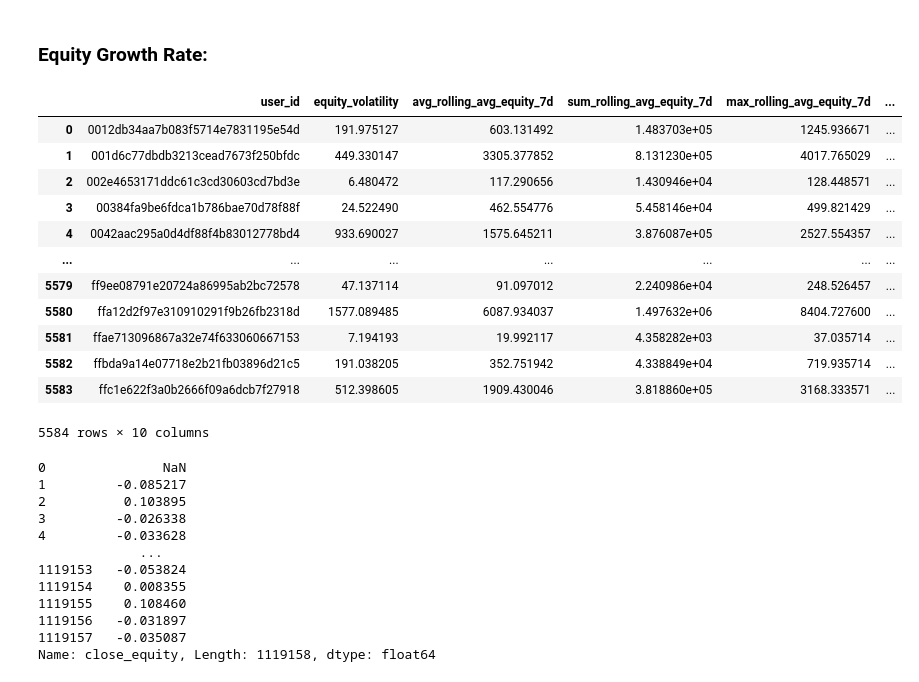
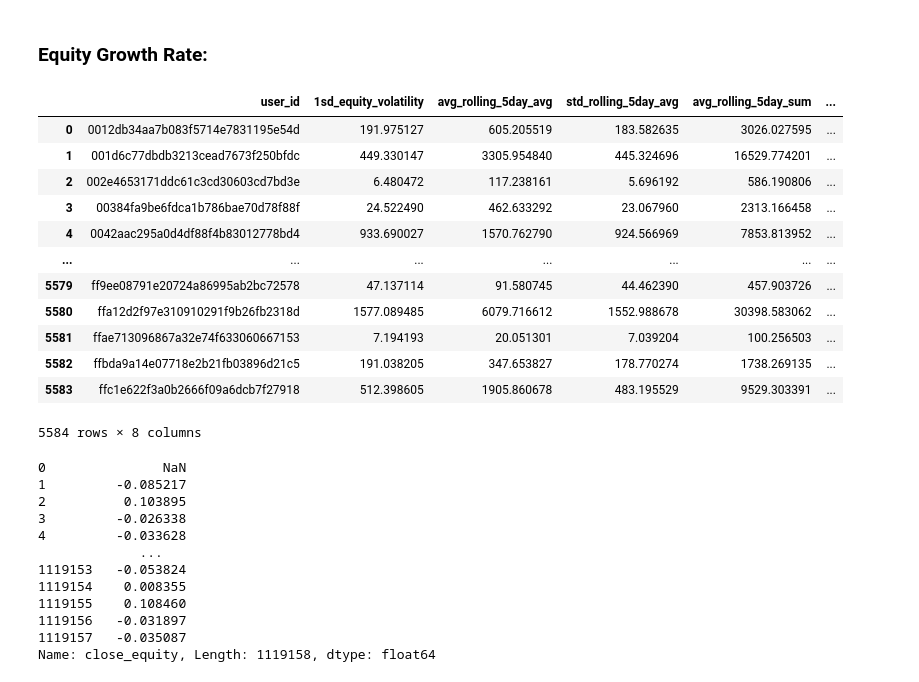
Before and after one commit to Michelangelo20/robinhood_classifer, a Jupyter notebook: src/notebook/rh_classifier_EDA_pt1.ipynb, the cells around one changed output. Cells and saved outputs as stored; diff of their text form; code cells hidden in the pictures.

```diff
--- a/src/notebook/rh_classifier_EDA_pt1.ipynb
+++ b/src/notebook/rh_classifier_EDA_pt1.ipynb
@@ -103,6 +105,6 @@ activity.
 3sd = 99.7% of the time the spread of the data is between + or - (mean +/- 3*sd value)
 '''
 new_df = equity_df.groupby('user_id')['close_equity'].std().reset_index()
-new_df.columns = ['user_id', 'equity_volatility']
+new_df.columns = ['user_id', '1sd_equity_volatility']
 new_df
 # %% [output]
@@ -145,18 +131,32 @@ This feature can capture the general trajectory of a user’s equity over time.
 - How to calculate:
 Apply a rolling average over a window of time
 '''
-equity_df['rolling_avg_equity_7d'] = equity_df.sort_values(by='timestamp', ascending=True)\
+window_size = 5
+equity_df[f'rolling_avg_equity_{window_size}d'] = equity_df.sort_values(by='timestamp', ascending=True)\
                                         .groupby('user_id')['close_equity']\
-                                        .rolling(window=7).mean()\
+                                        .rolling(window=window_size).mean()\
                                         .reset_index(level=0, drop=True)
 
-aggregated_df = equity_df.groupby('user_id')['rolling_avg_equity_7d']\
-                    .agg(['mean', 'sum', 'max', 'min']).reset_index()
+equity_df[f'rolling_sum_equity_{window_size}d'] = equity_df.sort_values(by='timestamp', ascending=True)\
+                                        .groupby('user_id')['close_equity']\
+                                        .rolling(window=window_size).sum()\
+                                        .reset_index(level=0, drop=True)
+
+# # aggregated_df = equity_df.groupby('user_id')['rolling_avg_equity_7d'].agg(['mean', 'sum', 'max', 'min', 'std']).reset_index()
+# aggregated_df = equity_df.groupby('user_id')['close_equity'].rolling(window=7).std().reset_index(level=0, drop=True)
+aggregated_df = equity_df.groupby('user_id').agg(
+    # name_of_col_output=('column_name_being_agg', 'stat_method')
+    avg_rolling_5day_avg=(f'rolling_avg_equity_{window_size}d', 'mean'),
+    std_rolling_5day_avg=(f'rolling_avg_equity_{window_size}d', 'std'),
+    avg_rolling_5day_sum=(f'rolling_sum_equity_{window_size}d', 'mean'),
+    std_rolling_5day_sum=(f'rolling_sum_equity_{window_size}d', 'std')
+).reset_index()
 aggregated_df
+
 new_df = new_df.merge(aggregated_df, on='user_id', how='left')
-new_df.rename(columns={'mean': 'avg_rolling_avg_equity_7d', 'sum': 'sum_rolling_avg_equity_7d',
-                      'max':'max_rolling_avg_equity_7d',
-                    'min':'min_rolling_avg_equity_7d' },
-                    errors="raise", inplace=True)
+# new_df.rename(columns={'mean': 'avg_rolling_avg_equity_7d', 'sum': 'sum_rolling_avg_equity_7d',
+#                       'max':'max_rolling_avg_equity_7d',
+#                     'min':'min_rolling_avg_equity_7d' },
+#                     errors="raise", inplace=True)
 new_df
 # %% [output]
@@ -178,41 +178,41 @@ new_df
 # %%
 '''
 - Why it's useful:
 Growth rate measures how fast a user’s equity value is changing, which can indicate whether they are increasing their account balance steadily or depleting it.
 - How to calculate:
 Compute the percentage change in equity for each day.
 
 close_equity	equity_growth_rate
 1000	           NaN
 1200	           (1200 - 1000) / 1000 = 0.20
 1100	            (1100 - 1200) / 1200 = -0.0833
 1300	            (1300 - 1100) / 1100 = 0.1818
 '''
-# current equity - prev equity/prev equity
+# current equity - prev equity/prev equity - periods tells us 1 row behind 2 rows behind would be periods=2
 equity_df['equity_growth_rate'] = equity_df.groupby('user_id')['close_equity'].pct_change(periods=1)
-aggregated_df = equity_df.groupby('user_id')['equity_growth_rate'].agg(['mean', 'sum', 'max', 'min']).reset_index()
+aggregated_df = equity_df.groupby('user_id')['equity_growth_rate'].agg(['mean', 'std']).reset_index()
 aggregated_df
 new_df = new_df.merge(aggregated_df, on='user_id', how='left')
-new_df.rename(columns={'mean': 'avg_equity_growth_rate', 'sum': 'sum_equity_growth_rate', 'max':'max_equity_growth_rate',  'min':'min_equity_growth_rate'}, errors="raise", inplace=True)
+new_df.rename(columns={'mean': 'avg_equity_growth_rate_per_day', 'std': '1std_equity_growth_rate_per_day'}, errors="raise", inplace=True)
 new_df
 # # equity_df has 1119157 rows
 # new_df['equity_growth_rate'] = equity_df.groupby('user_id')['close_equity'].pct_change()
 # # new_df only has 5584
 # new_df
 # %% [output]
-|  | user_id | equity_volatility | avg_rolling_avg_equity_7d | sum_rolling_avg_equity_7d | max_rolling_avg_equity_7d | ... |
-| 0 | 0012db34aa7b083f5714e7831195e54d | 191.975127 | 603.131492 | 1.483703e+05 | 1245.936671 | ... |
-| 1 | 001d6c77dbdb3213cead7673f250bfdc | 449.330147 | 3305.377852 | 8.131230e+05 | 4017.765029 | ... |
-| 2 | 002e4653171ddc61c3cd30603cd7bd3e | 6.480472 | 117.290656 | 1.430946e+04 | 128.448571 | ... |
-| 3 | 00384fa9be6fdca1b786bae70d78f88f | 24.522490 | 462.554776 | 5.458146e+04 | 499.821429 | ... |
-| 4 | 0042aac295a0d4df88f4b83012778bd4 | 933.690027 | 1575.645211 | 3.876087e+05 | 2527.554357 | ... |
+|  | user_id | 1sd_equity_volatility | avg_rolling_5day_avg | std_rolling_5day_avg | avg_rolling_5day_sum | ... |
+| 0 | 0012db34aa7b083f5714e7831195e54d | 191.975127 | 605.205519 | 183.582635 | 3026.027595 | ... |
+| 1 | 001d6c77dbdb3213cead7673f250bfdc | 449.330147 | 3305.954840 | 445.324696 | 16529.774201 | ... |
+| 2 | 002e4653171ddc61c3cd30603cd7bd3e | 6.480472 | 117.238161 | 5.696192 | 586.190806 | ... |
+| 3 | 00384fa9be6fdca1b786bae70d78f88f | 24.522490 | 462.633292 | 23.067960 | 2313.166458 | ... |
+| 4 | 0042aac295a0d4df88f4b83012778bd4 | 933.690027 | 1570.762790 | 924.566969 | 7853.813952 | ... |
 | ... | ... | ... | ... | ... | ... | ... |
-| 5579 | ff9ee08791e20724a86995ab2bc72578 | 47.137114 | 91.097012 | 2.240986e+04 | 248.526457 | ... |
-| 5580 | ffa12d2f97e310910291f9b26fb2318d | 1577.089485 | 6087.934037 | 1.497632e+06 | 8404.727600 | ... |
-| 5581 | ffae713096867a32e74f633060667153 | 7.194193 | 19.992117 | 4.358282e+03 | 37.035714 | ... |
-| 5582 | ffbda9a14e07718e2b21fb03896d21c5 | 191.038205 | 352.751942 | 4.338849e+04 | 719.935714 | ... |
-| 5583 | ffc1e622f3a0b2666f09a6dcb7f27918 | 512.398605 | 1909.430046 | 3.818860e+05 | 3168.333571 | ... |
+| 5579 | ff9ee08791e20724a86995ab2bc72578 | 47.137114 | 91.580745 | 44.462390 | 457.903726 | ... |
+| 5580 | ffa12d2f97e310910291f9b26fb2318d | 1577.089485 | 6079.716612 | 1552.988678 | 30398.583062 | ... |
+| 5581 | ffae713096867a32e74f633060667153 | 7.194193 | 20.051301 | 7.039204 | 100.256503 | ... |
+| 5582 | ffbda9a14e07718e2b21fb03896d21c5 | 191.038205 | 347.653827 | 178.770274 | 1738.269135 | ... |
+| 5583 | ffc1e622f3a0b2666f09a6dcb7f27918 | 512.398605 | 1905.860678 | 483.195529 | 9529.303391 | ... |
-5584 rows × 10 columns
+5584 rows × 8 columns
 # %%
 equity_df.groupby('user_id')['close_equity'].pct_change()
 # %% [output]
```
Also changed, not shown: parts of 19 cells of this notebook.
